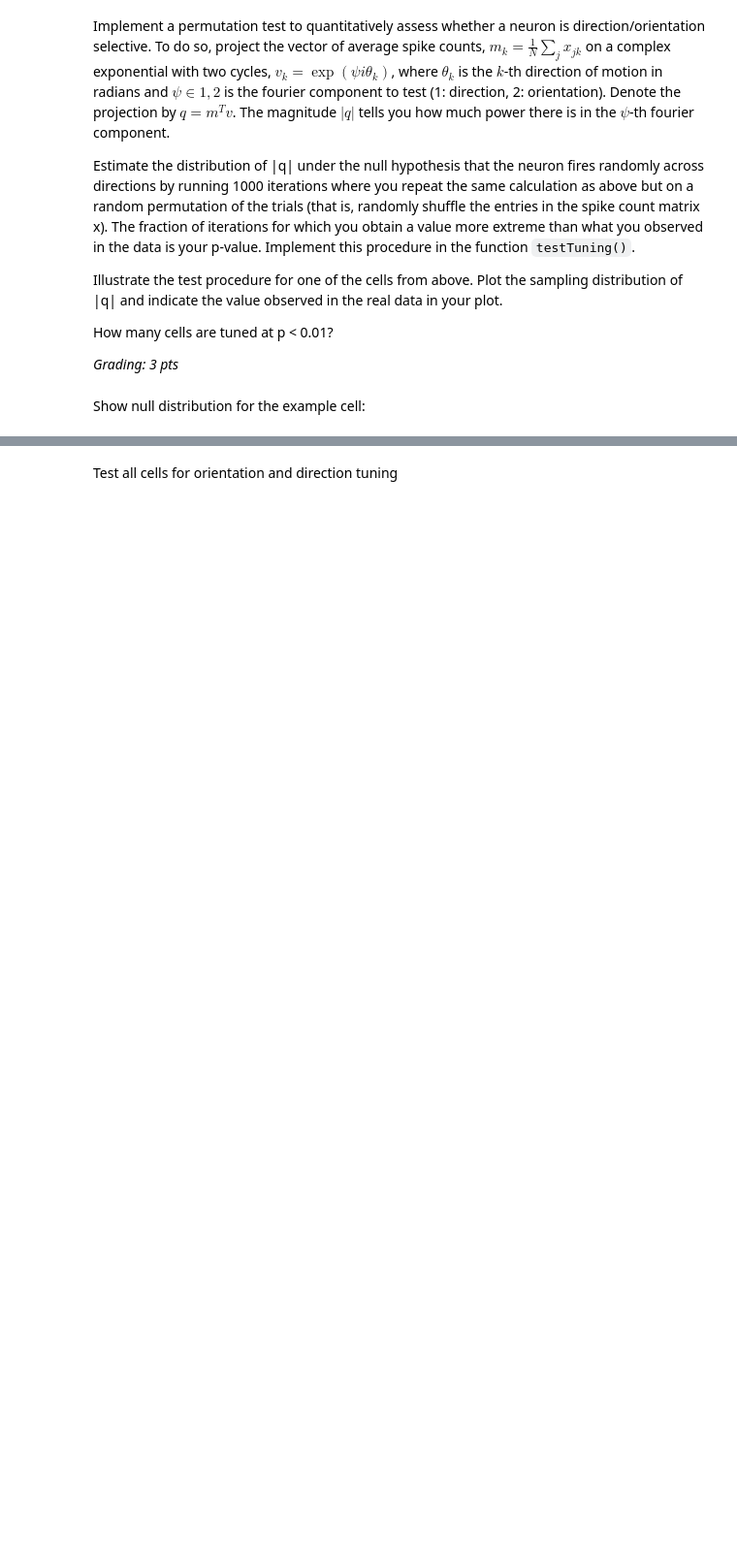
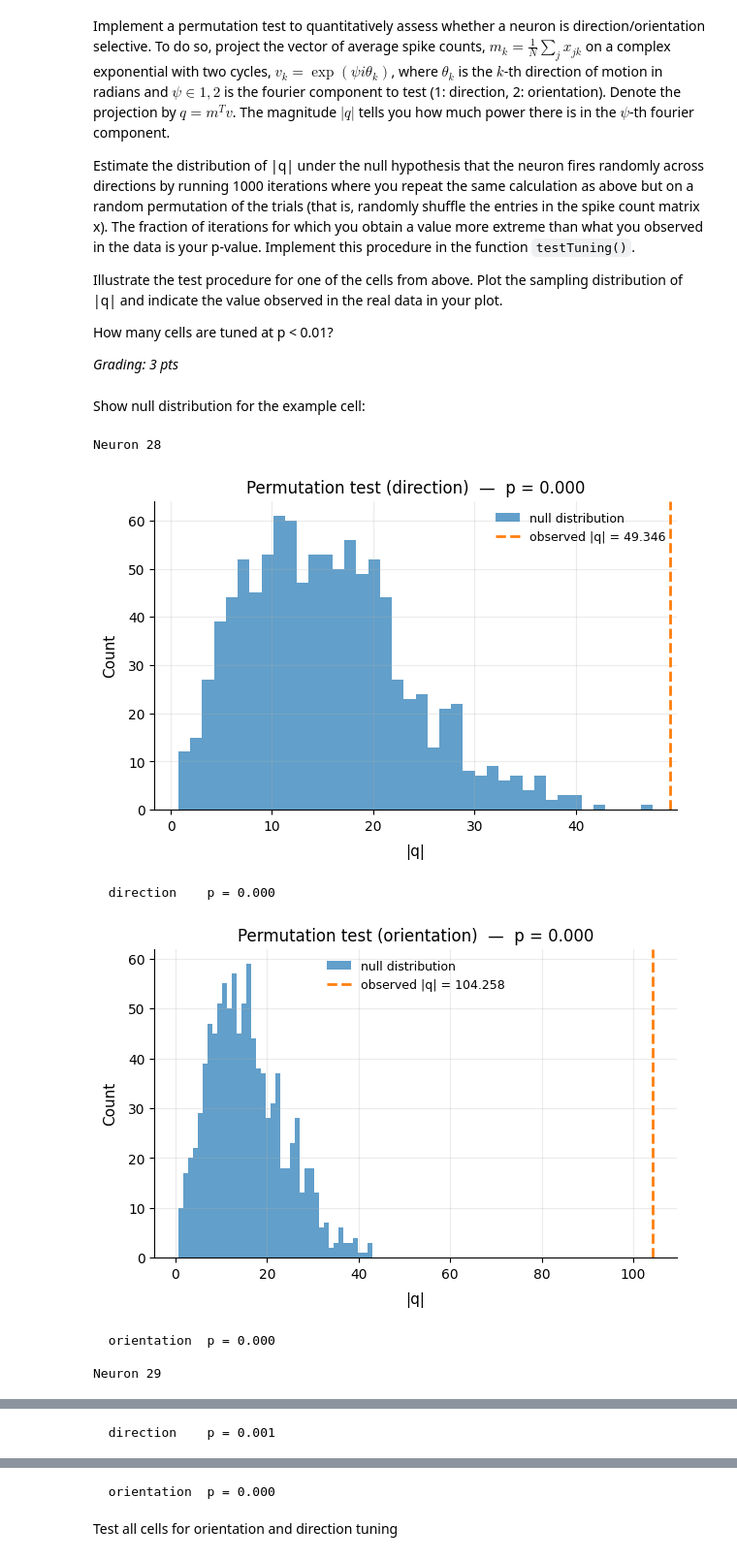
Before and after one commit to F-vdHaar/neural_data_science, a Jupyter notebook: notebooks/CodingLab4.ipynb, the cells around one changed output, grey strips where cells are left out. Shown at 97% size. Saved outputs shown, nothing was run; the diff lists cells and outputs as text; code cells hidden in the pictures; blank space fills up the shorter version.

```diff
--- a/notebooks/CodingLab4.ipynb
+++ b/notebooks/CodingLab4.ipynb
@@ -573,9 +577,11 @@ def tuningCurve(counts: np.ndarray, dirs: np.ndarray, show: bool = True) -> np.n
         )
 
         # mean ± SEM per direction
+        # FIx: calculation
         sem_counts = np.array(
-            [counts[dirs == d].std() / np.sqrt((dirs == d).sum()) for d in unique_dirs]
+            [counts[dirs == d].std() / np.sqrt(np.sum(dirs == d)) for d in unique_dirs]
         )
+
         ax.errorbar(
             unique_dirs,
             mean_counts,
@@ -734,0 +788,23 @@ Show null distribution for the example cell:
+# %%
+# ---------------------------------------------------------
+# Plot null distributions for example cells 28 & 29. (1 pt)
+# ---------------------------------------------------------
+
+
+for neuron in [28, 29]:
+    dirs_sorted, counts_sorted = get_data(spikes, neuron)
+
+    print(f"\nNeuron {neuron}")
+    p_dir, q_dir, _ = testTuning(counts_sorted, dirs_sorted, psi=1, show=True)
+    print(f"  direction    p = {p_dir:.3f}")
+
+    p_ori, q_ori, _ = testTuning(counts_sorted, dirs_sorted, psi=2, show=True)
+    print(f"  orientation  p = {p_ori:.3f}")
+# %% [output]
+Neuron 28
+[figure, added]
+  direction    p = 0.000
+[figure, added]
+  orientation  p = 0.000
+
+Neuron 29
@@ -734,0 +812 @@ Show null distribution for the example cell:
+  direction    p = 0.001
@@ -735,2 +814,3 @@ Show null distribution for the example cell:
+  orientation  p = 0.000
 # %% [markdown]
 Test all cells for orientation and direction tuning
```
Also changed, not shown: parts of 9 cells of this notebook.
